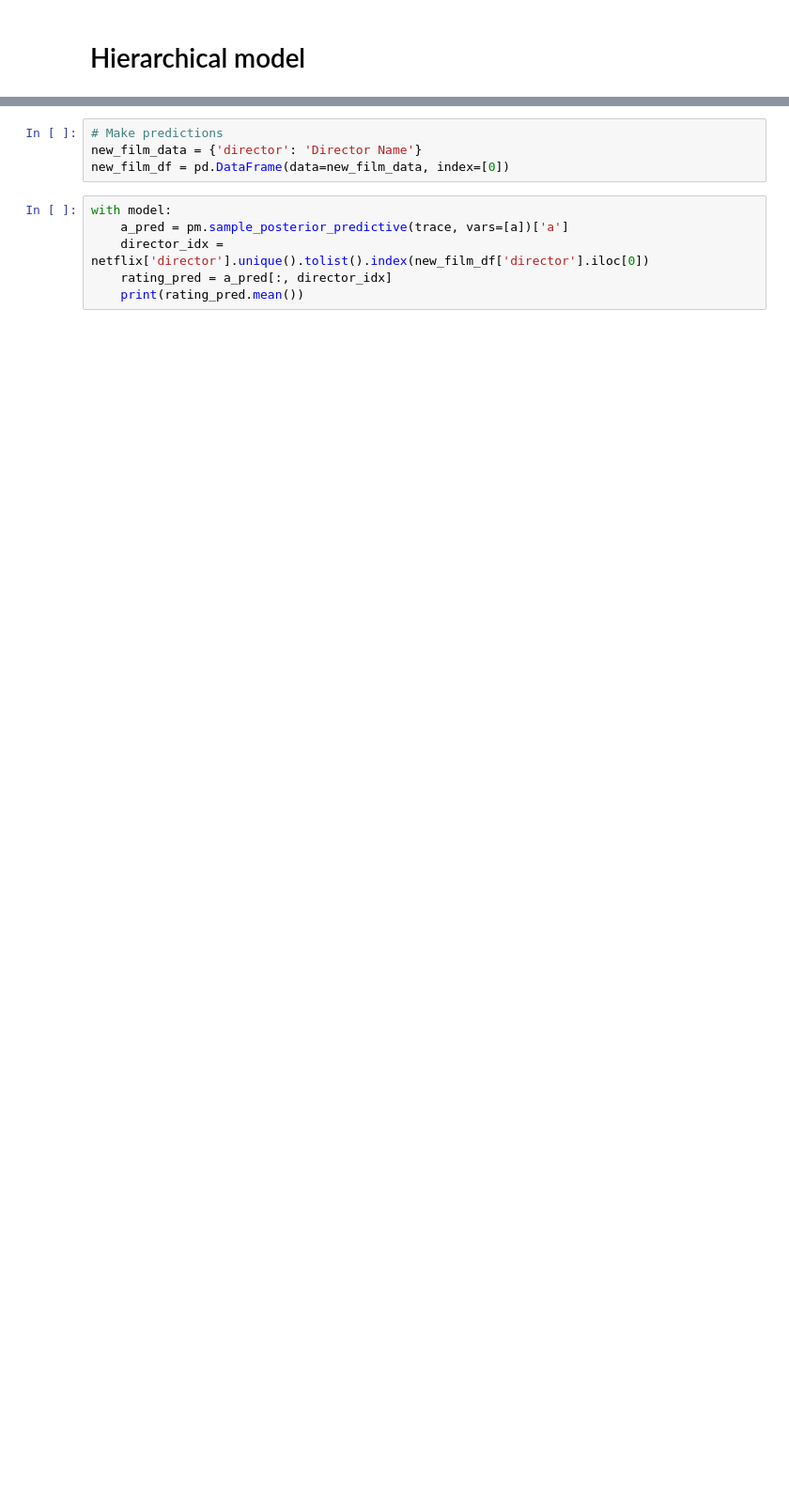
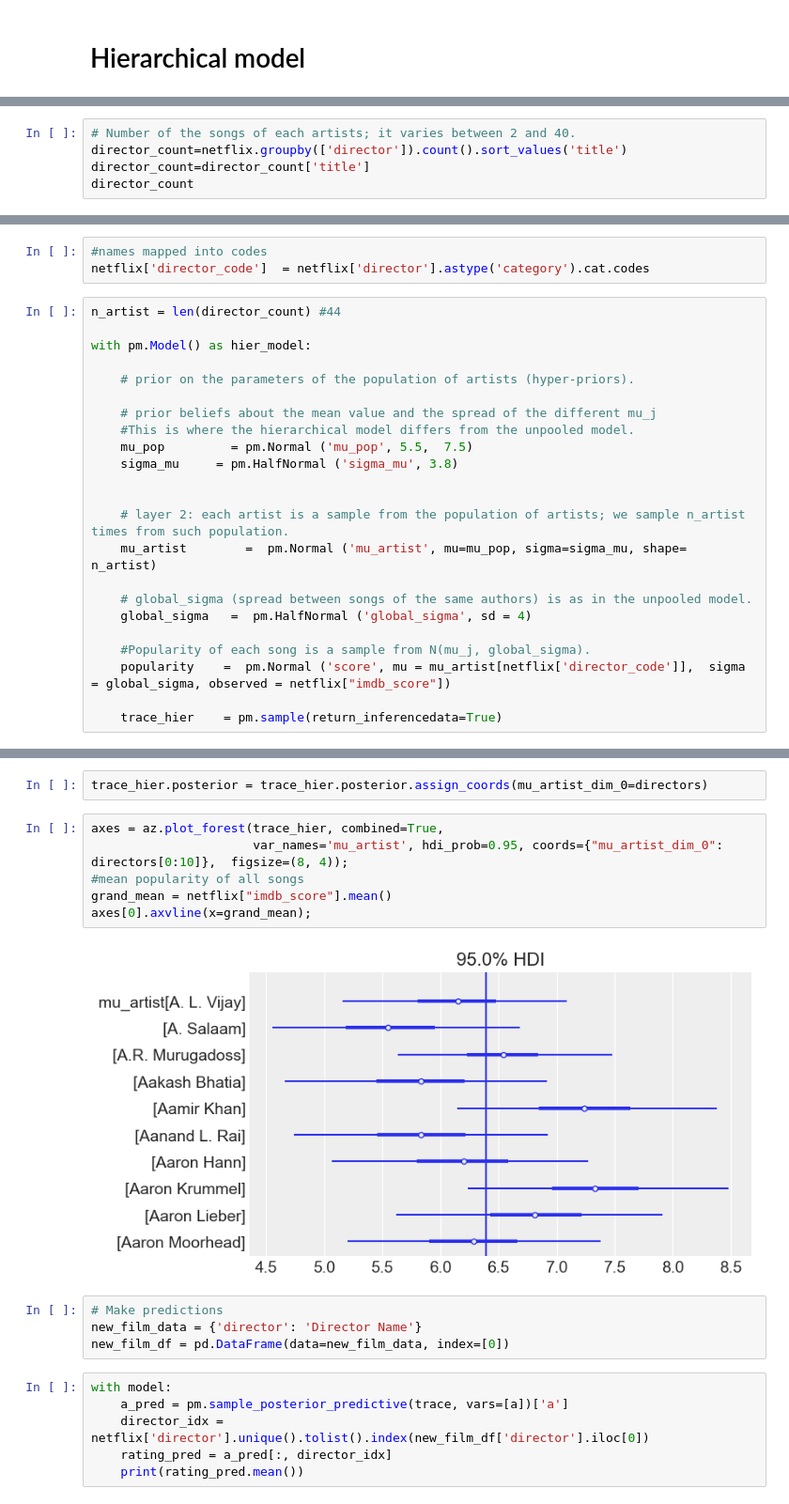
Before and after one commit to FabioLddo/netflix_popular_movies_probabilistic_programming, a Jupyter notebook: project_netflix_analysis.ipynb, the cells around one changed output, grey strips where cells are left out. Shown at 94% size. Cells and saved outputs as stored; diff of their text form; blank space fills up the shorter version.

```diff
--- a/project_netflix_analysis.ipynb
+++ b/project_netflix_analysis.ipynb
@@ -338,0 +358,5 @@ NameError: name 'model' is not defined
+# %%
+# Number of the songs of each artists; it varies between 2 and 40.
+director_count=netflix.groupby(['director']).count().sort_values('title')
+director_count=director_count['title']
+director_count
@@ -338,0 +470,26 @@ NameError: name 'model' is not defined
+# %%
+#names mapped into codes
+netflix['director_code']  = netflix['director'].astype('category').cat.codes
+# %%
+n_artist = len(director_count) #44
+
+with pm.Model() as hier_model:
+
+    # prior on the parameters of the population of artists (hyper-priors).
+
+    # prior beliefs about the mean value and the spread of the different mu_j
+    #This is where the hierarchical model differs from the unpooled model.
+    mu_pop         = pm.Normal ('mu_pop', 5.5,  7.5)
+    sigma_mu     = pm.HalfNormal ('sigma_mu', 3.8)
+
+
+    # layer 2: each artist is a sample from the population of artists; we sample n_artist times from such population.
+    mu_artist        =  pm.Normal ('mu_artist', mu=mu_pop, sigma=sigma_mu, shape= n_artist)
+
+    # global_sigma (spread between songs of the same authors) is as in the unpooled model.
+    global_sigma   =  pm.HalfNormal ('global_sigma', sd = 4)
+
+    #Popularity of each song is a sample from N(mu_j, global_sigma).
+    popularity    =  pm.Normal ('score', mu = mu_artist[netflix['director_code']],  sigma = global_sigma, observed = netflix["imdb_score"])
+
+    trace_hier    = pm.sample(return_inferencedata=True)
@@ -339,3 +517,13 @@ NameError: name 'model' is not defined
+# %%
+trace_hier.posterior = trace_hier.posterior.assign_coords(mu_artist_dim_0=directors)
+# %%
+axes = az.plot_forest(trace_hier, combined=True,
+                      var_names='mu_artist', hdi_prob=0.95, coords={"mu_artist_dim_0": directors[0:10]},  figsize=(8, 4));
+#mean popularity of all songs
+grand_mean = netflix["imdb_score"].mean()
+axes[0].axvline(x=grand_mean);
+# %% [output]
+[figure, added]
 # %%
 # Make predictions
 new_film_data = {'director': 'Director Name'}
```
Also changed, not shown: parts of 40 cells of this notebook.
